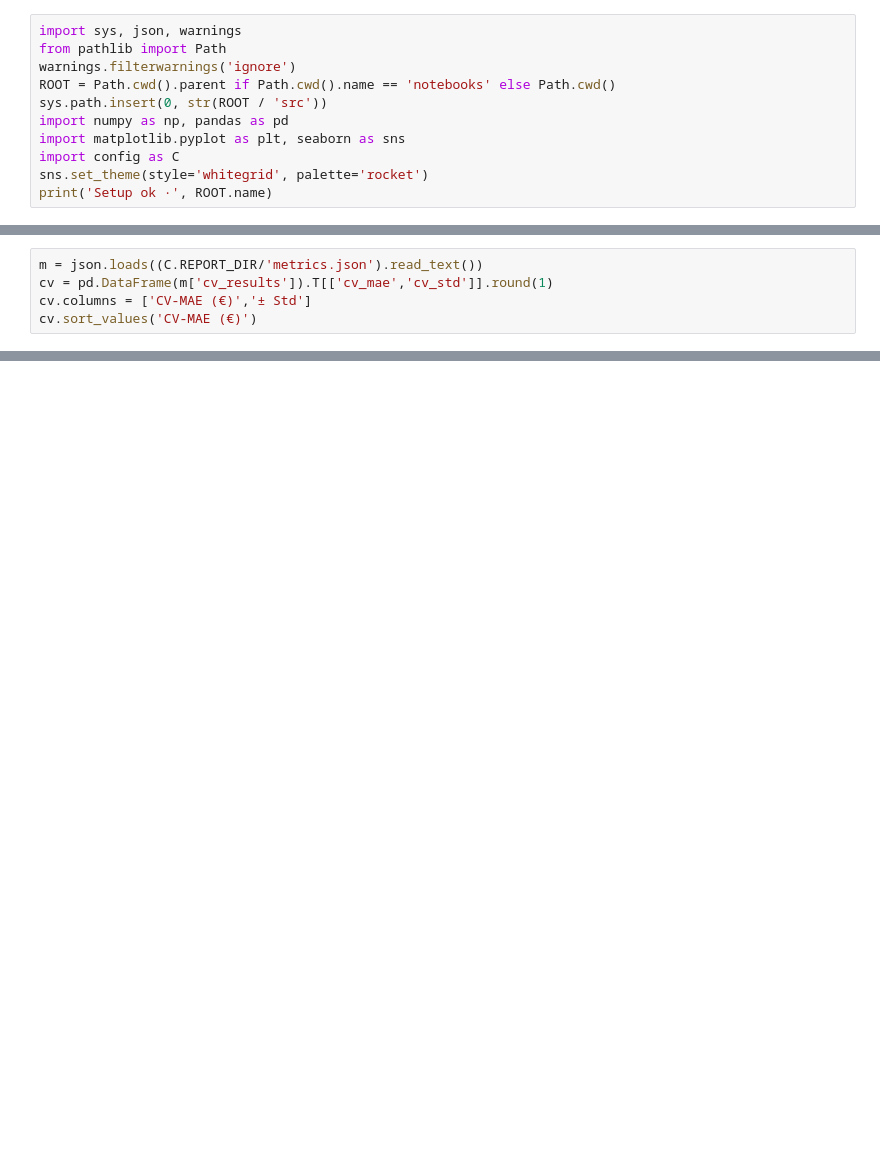
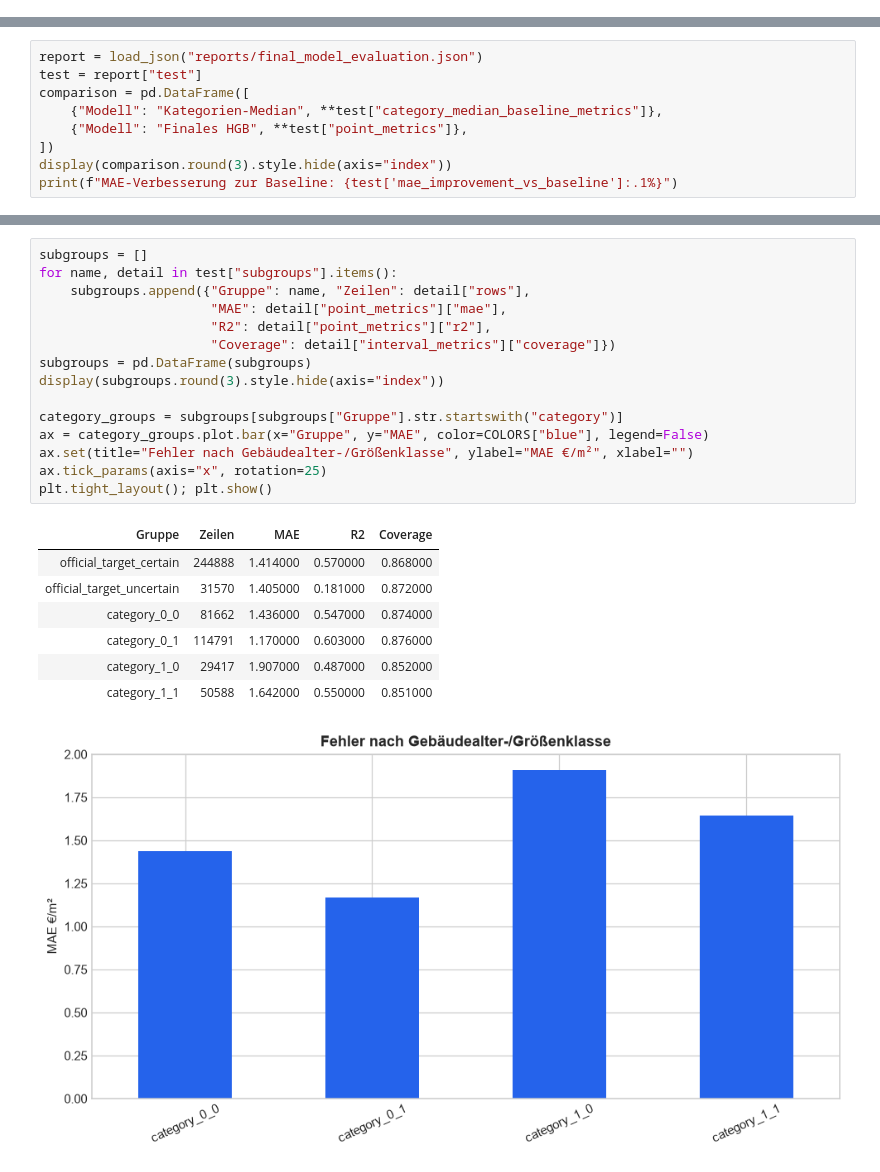
Before and after one commit to neleknaak-31/MietCheck, a Jupyter notebook: notebooks/05_kreuzvalidierung.ipynb, the cells around one changed output, grey strips where cells are left out. Drawn from its saved outputs; the diff is of its cells as text; blank space fills up the shorter version.

```diff
--- a/notebooks/05_kreuzvalidierung.ipynb
+++ b/notebooks/05_kreuzvalidierung.ipynb
@@ -11,11 +0,0 @@
-# %%
-import sys, json, warnings
-from pathlib import Path
-warnings.filterwarnings('ignore')
-ROOT = Path.cwd().parent if Path.cwd().name == 'notebooks' else Path.cwd()
-sys.path.insert(0, str(ROOT / 'src'))
-import numpy as np, pandas as pd
-import matplotlib.pyplot as plt, seaborn as sns
-import config as C
-sns.set_theme(style='whitegrid', palette='rocket')
-print('Setup ok ·', ROOT.name)
@@ -29,5 +0,0 @@ Ein einzelner Train/Test-Split kann Glück oder Pech sein. Bei **k-facher CV** w
-# %%
-m = json.loads((C.REPORT_DIR/'metrics.json').read_text())
-cv = pd.DataFrame(m['cv_results']).T[['cv_mae','cv_std']].round(1)
-cv.columns = ['CV-MAE (€)','± Std']
-cv.sort_values('CV-MAE (€)')
@@ -80,0 +35,9 @@ Test-MAPE     : 13.7 %
+# %%
+report = load_json("reports/final_model_evaluation.json")
+test = report["test"]
+comparison = pd.DataFrame([
+    {"Modell": "Kategorien-Median", **test["category_median_baseline_metrics"]},
+    {"Modell": "Finales HGB", **test["point_metrics"]},
+])
+display(comparison.round(3).style.hide(axis="index"))
+print(f"MAE-Verbesserung zur Baseline: {test['mae_improvement_vs_baseline']:.1%}")
@@ -80,0 +68,24 @@ Test-MAPE     : 13.7 %
+# %%
+subgroups = []
+for name, detail in test["subgroups"].items():
+    subgroups.append({"Gruppe": name, "Zeilen": detail["rows"],
+                      "MAE": detail["point_metrics"]["mae"],
+                      "R2": detail["point_metrics"]["r2"],
+                      "Coverage": detail["interval_metrics"]["coverage"]})
+subgroups = pd.DataFrame(subgroups)
+display(subgroups.round(3).style.hide(axis="index"))
+
+category_groups = subgroups[subgroups["Gruppe"].str.startswith("category")]
+ax = category_groups.plot.bar(x="Gruppe", y="MAE", color=COLORS["blue"], legend=False)
+ax.set(title="Fehler nach Gebäudealter-/Größenklasse", ylabel="MAE €/m²", xlabel="")
+ax.tick_params(axis="x", rotation=25)
+plt.tight_layout(); plt.show()
+# %% [output]
+| Gruppe | Zeilen | MAE | R2 | Coverage |
+| official_target_certain | 244888 | 1.414000 | 0.570000 | 0.868000 |
+| official_target_uncertain | 31570 | 1.405000 | 0.181000 | 0.872000 |
+| category_0_0 | 81662 | 1.436000 | 0.547000 | 0.874000 |
+| category_0_1 | 114791 | 1.170000 | 0.603000 | 0.876000 |
+| category_1_0 | 29417 | 1.907000 | 0.487000 | 0.852000 |
+| category_1_1 | 50588 | 1.642000 | 0.550000 | 0.851000 |
+[figure, added]
```
Also changed, not shown: parts of 19 cells of this notebook, 14 other files.
